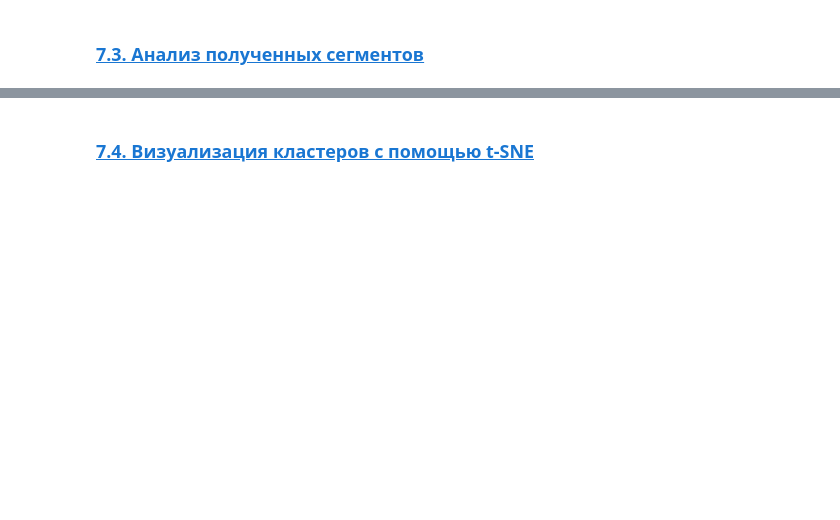
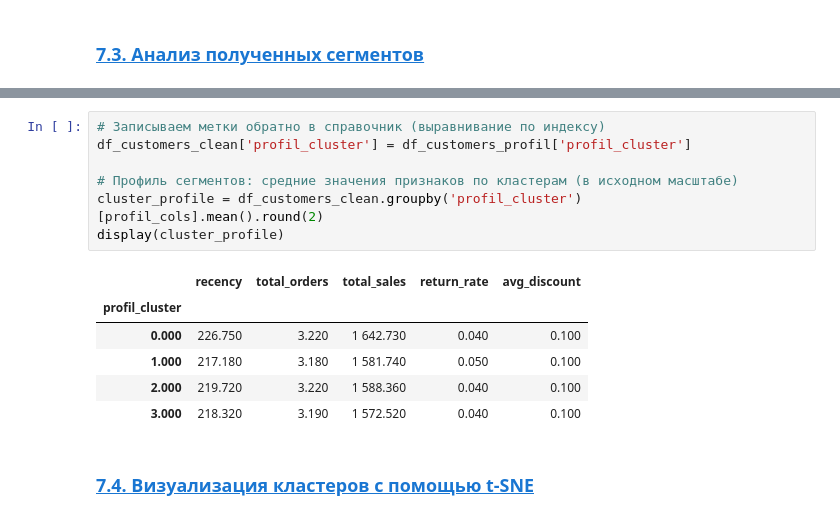
Before and after one commit to MEYakunin/Sprint18_Delivery_Delay_Prediction, a Jupyter notebook: Sprint18_Delivery_Delay_Prediction_Yakunin_Mikl.ipynb, the cells around one changed output, grey strips where cells are left out. Saved outputs shown, nothing was run; the diff lists cells and outputs as text; blank space fills up the shorter version.

```diff
--- a/Sprint18_Delivery_Delay_Prediction_Yakunin_Mikl.ipynb
+++ b/Sprint18_Delivery_Delay_Prediction_Yakunin_Mikl.ipynb
@@ -1204,2 +1273,16 @@ df_customers_clean
+# %%
+# Записываем метки обратно в справочник (выравнивание по индексу)
+df_customers_clean['profil_cluster'] = df_customers_profil['profil_cluster']
+
+# Профиль сегментов: средние значения признаков по кластерам (в исходном масштабе)
+cluster_profile = df_customers_clean.groupby('profil_cluster')[profil_cols].mean().round(2)
+display(cluster_profile)
+# %% [output]
+|  | recency | total_orders | total_sales | return_rate | avg_discount |
+| profil_cluster |  |  |  |  |  |
+| 0.000 | 226.750 | 3.220 | 1 642.730 | 0.040 | 0.100 |
+| 1.000 | 217.180 | 3.180 | 1 581.740 | 0.050 | 0.100 |
+| 2.000 | 219.720 | 3.220 | 1 588.360 | 0.040 | 0.100 |
+| 3.000 | 218.320 | 3.190 | 1 572.520 | 0.040 | 0.100 |
 # %% [markdown]
 ### [7.4. Визуализация кластеров с помощью t-SNE](#content)<a id="7_4"></a>
```
Also changed, not shown: parts of 16 cells of this notebook.
